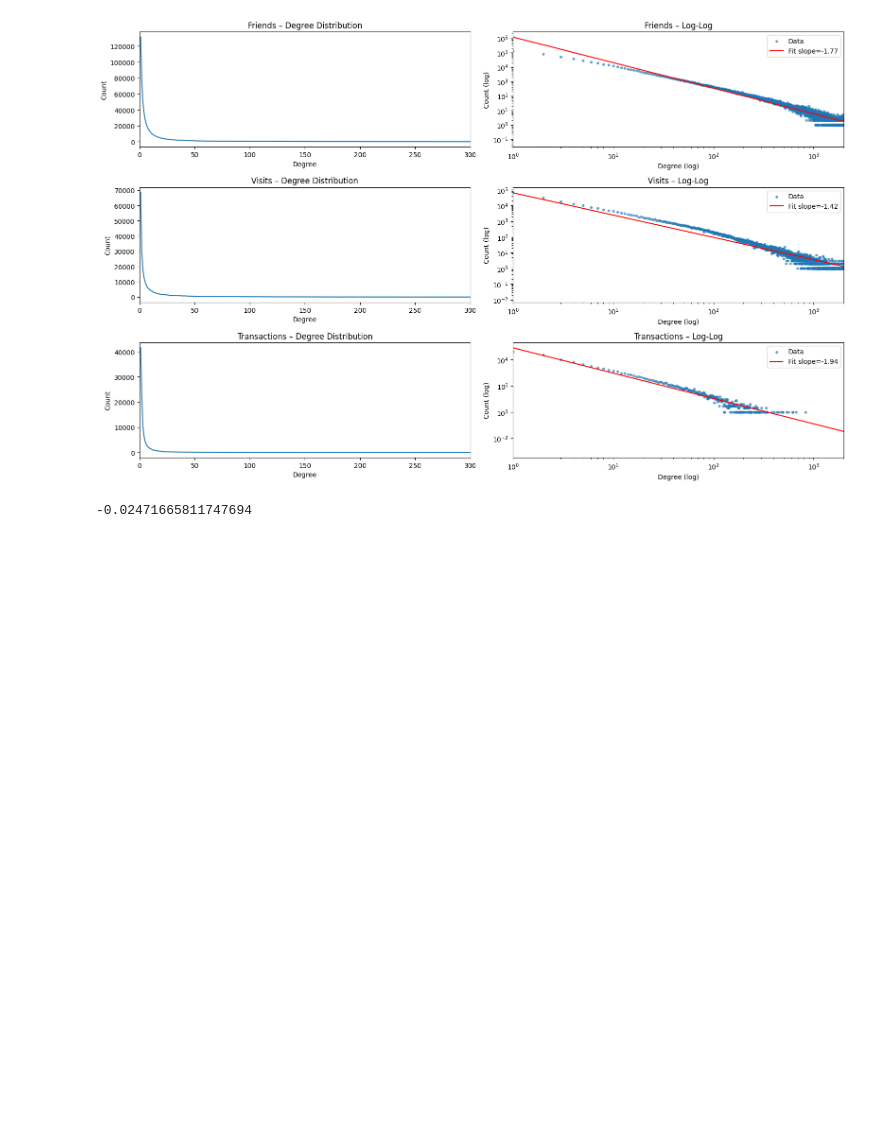
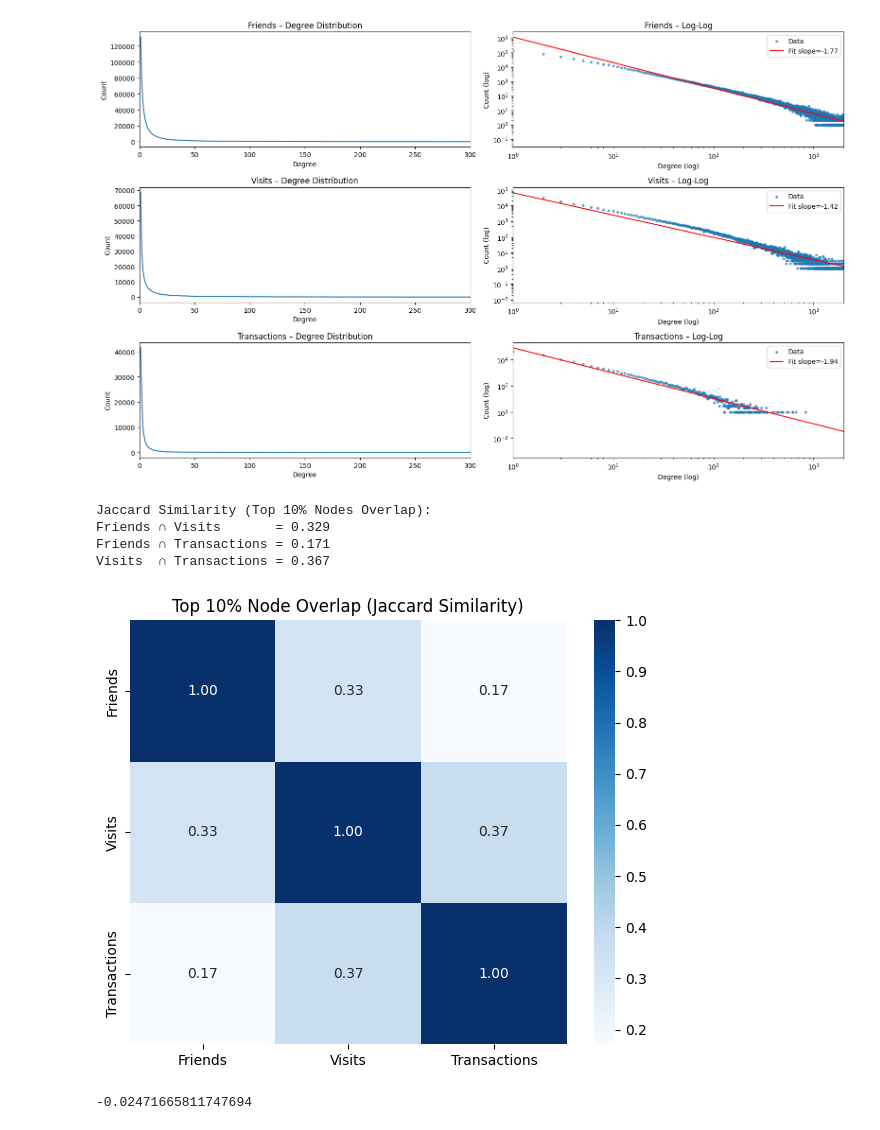
Before and after one commit to MeditatorE/Timik-Multi-layer-Network-Analysis, a Jupyter notebook: distribution.ipynb, the cells around one changed output. Cells and saved outputs as stored; diff of their text form; code cells hidden in the pictures; blank space fills up the shorter version.

Commit message:
analyze the overlap of high-degree nodes in each layer

```diff
--- a/distribution.ipynb
+++ b/distribution.ipynb
@@ -267,6 +267,57 @@ plt.tight_layout()
 plt.show()
 # %% [output]
 [figure]
+# %%
+import seaborn as sns
+
+def top_percent_nodes(g, percent=0.1):
+    degrees = g.degree()
+    node_ids = g.vs["name"]
+    deg_node = list(zip(node_ids, degrees))
+    deg_node.sort(key=lambda x: x[1], reverse=True)
+
+    top_n = int(len(deg_node) * percent)
+    top_nodes = set(node for node, _ in deg_node[:top_n])
+    return top_nodes
+
+top_friends = top_percent_nodes(g_friends, 0.1)
+top_visits = top_percent_nodes(g_visits, 0.1)
+top_transactions = top_percent_nodes(g_transactions, 0.1)
+
+def jaccard_similarity(set1, set2):
+    inter = len(set1 & set2)
+    union = len(set1 | set2)
+    return inter / union if union != 0 else 0
+
+overlap_friends_visits = jaccard_similarity(top_friends, top_visits)
+overlap_friends_transactions = jaccard_similarity(top_friends, top_transactions)
+overlap_visits_transactions = jaccard_similarity(top_visits, top_transactions)
+
+print("Jaccard Similarity (Top 10% Nodes Overlap):")
+print(f"Friends ∩ Visits       = {overlap_friends_visits:.3f}")
+print(f"Friends ∩ Transactions = {overlap_friends_transactions:.3f}")
+print(f"Visits  ∩ Transactions = {overlap_visits_transactions:.3f}")
+
+
+labels = ['Friends', 'Visits', 'Transactions']
+overlap_matrix = np.array([
+    [1.0, overlap_friends_visits, overlap_friends_transactions],
+    [overlap_friends_visits, 1.0, overlap_visits_transactions],
+    [overlap_friends_transactions, overlap_visits_transactions, 1.0]
+])
+
+plt.figure(figsize=(6, 5))
+sns.heatmap(overlap_matrix, xticklabels=labels, yticklabels=labels,
+            annot=True, cmap='Blues', fmt=".2f")
+plt.title("Top 10% Node Overlap (Jaccard Similarity)")
+plt.tight_layout()
+plt.show()
+# %% [output]
+Jaccard Similarity (Top 10% Nodes Overlap):
+Friends ∩ Visits       = 0.329
+Friends ∩ Transactions = 0.171
+Visits  ∩ Transactions = 0.367
+[figure, added]
 # %%
 g_transactions.assortativity_degree(directed=True)
 # %% [output]
```
